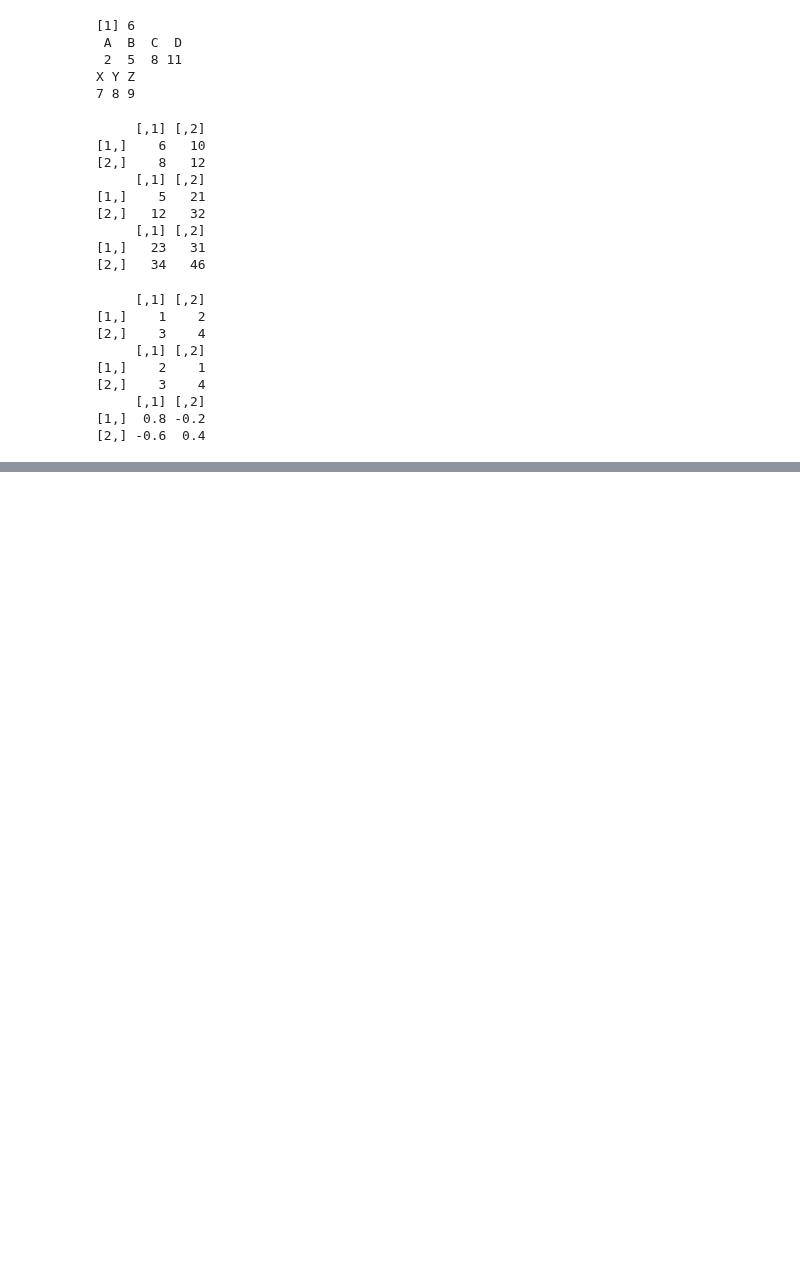
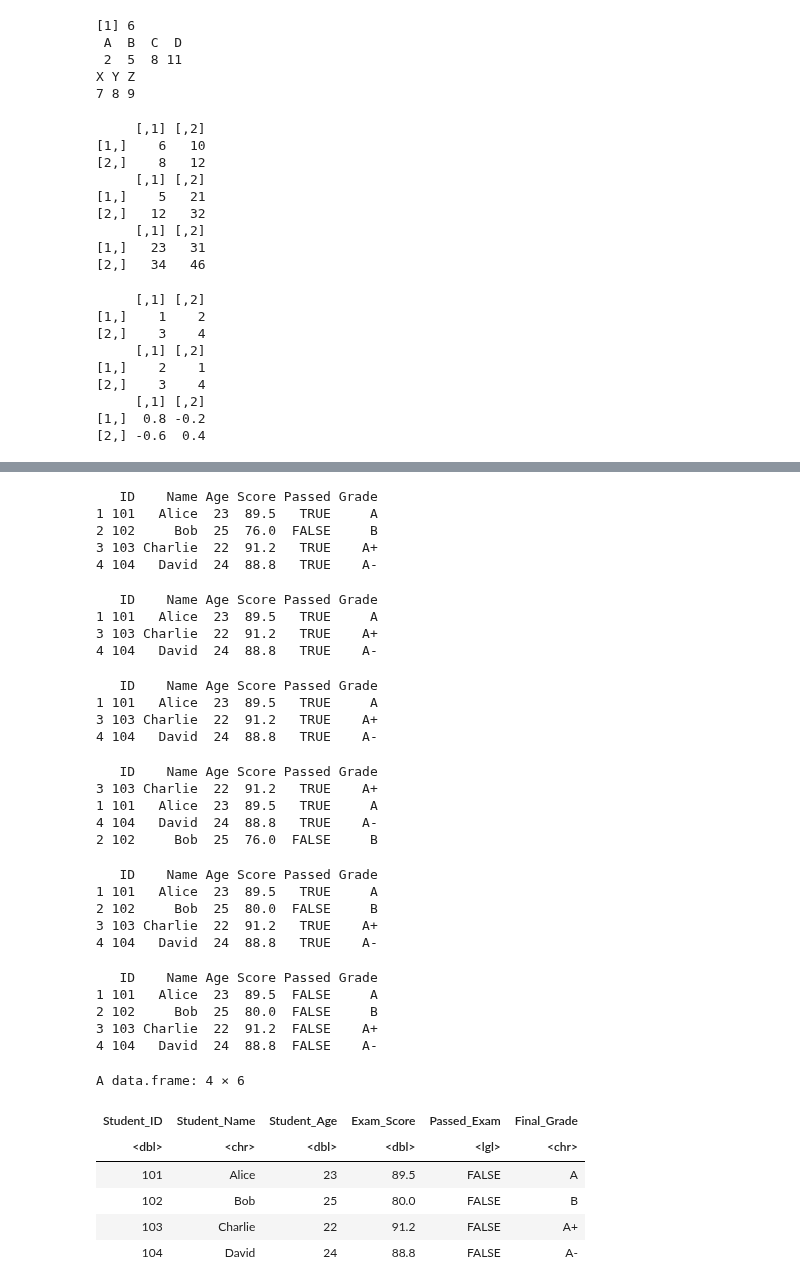
Before and after one commit to delowerhossentuhin/R-Data-Science, a Jupyter notebook: 00_R_Data_Structure.ipynb, the cells around one changed output, grey strips where cells are left out. Cells and saved outputs as stored; diff of their text form; code cells hidden in the pictures; blank space fills up the shorter version.

Commit message:
Vector, Matrix, Array, Dataframe, List

```diff
--- a/00_R_Data_Structure.ipynb
+++ b/00_R_Data_Structure.ipynb
@@ -206,0 +281,10 @@ print(inv_mat)
+# %%
+# Creating a simple data frame
+df <- data.frame(
+  ID = c(101, 102, 103, 104),
+  Name = c("Alice", "Bob", "Charlie", "David"), # Name is Column
+  Age = c(23, 25, 22, 24),
+  Score = c(89.5, 76.0, 91.2, 88.8), # Every Column have to be same number of elements
+  Passed = c(TRUE, FALSE, TRUE, TRUE)
+)
+print(df)
@@ -206,0 +312,64 @@ print(inv_mat)
+# %%
+df$Grade <- c("A", "B", "A+", "A-") # Add a new column 'Grade'
+
+print(df)
+# %% [output]
+   ID    Name Age Score Passed Grade
+1 101   Alice  23  89.5   TRUE     A
+2 102     Bob  25  76.0  FALSE     B
+3 103 Charlie  22  91.2   TRUE    A+
+4 104   David  24  88.8   TRUE    A-
+# %%
+Passed_Std <- df[df$Passed == TRUE,]
+print(Passed_Std)
+# %% [output]
+   ID    Name Age Score Passed Grade
+1 101   Alice  23  89.5   TRUE     A
+3 103 Charlie  22  91.2   TRUE    A+
+4 104   David  24  88.8   TRUE    A-
+# %%
+high <- df[df$Score > 85,]
+print(high)
+# %% [output]
+   ID    Name Age Score Passed Grade
+1 101   Alice  23  89.5   TRUE     A
+3 103 Charlie  22  91.2   TRUE    A+
+4 104   David  24  88.8   TRUE    A-
+# %%
+df_sort <- df[order(df$Score,decreasing = TRUE),] # Sorted row based on a specific Column
+print(df_sort)
+# %% [output]
+   ID    Name Age Score Passed Grade
+3 103 Charlie  22  91.2   TRUE    A+
+1 101   Alice  23  89.5   TRUE     A
+4 104   David  24  88.8   TRUE    A-
+2 102     Bob  25  76.0  FALSE     B
+# %%
+df$Score[df$Name == "Bob"] <- 80
+print(df)
+# %% [output]
+   ID    Name Age Score Passed Grade
+1 101   Alice  23  89.5   TRUE     A
+2 102     Bob  25  80.0  FALSE     B
+3 103 Charlie  22  91.2   TRUE    A+
+4 104   David  24  88.8   TRUE    A-
+# %%
+df$Passed[df$Score<95] <- FALSE
+print(df)
+# %% [output]
+   ID    Name Age Score Passed Grade
+1 101   Alice  23  89.5  FALSE     A
+2 102     Bob  25  80.0  FALSE     B
+3 103 Charlie  22  91.2  FALSE    A+
+4 104   David  24  88.8  FALSE    A-
+# %%
+colnames(df) <- c("Student_ID", "Student_Name", "Student_Age", "Exam_Score", "Passed_Exam", "Final_Grade")
+df
+# %% [output]
+A data.frame: 4 × 6
+| Student_ID | Student_Name | Student_Age | Exam_Score | Passed_Exam | Final_Grade |
+| <dbl> | <chr> | <dbl> | <dbl> | <lgl> | <chr> |
+| 101 | Alice | 23 | 89.5 | FALSE | A |
+| 102 | Bob | 25 | 80.0 | FALSE | B |
+| 103 | Charlie | 22 | 91.2 | FALSE | A+ |
+| 104 | David | 24 | 88.8 | FALSE | A- |
```
Also changed, not shown: parts of 22 cells of this notebook.
